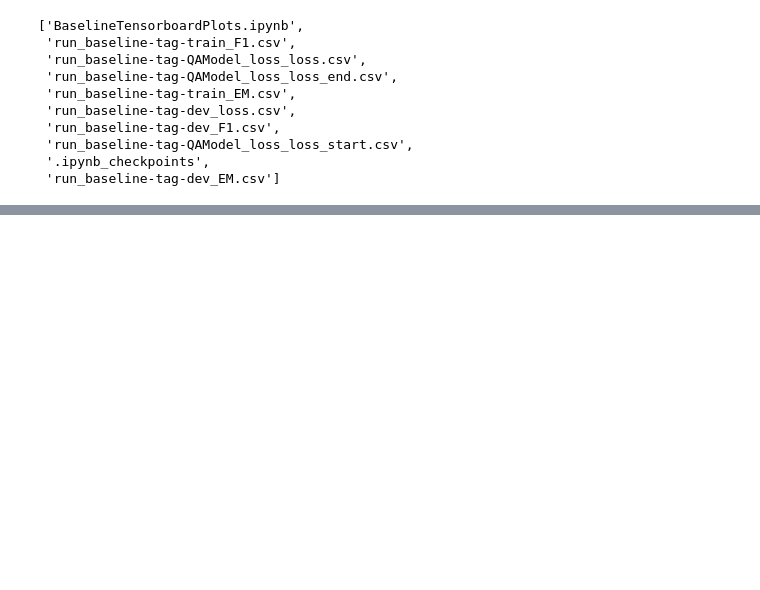
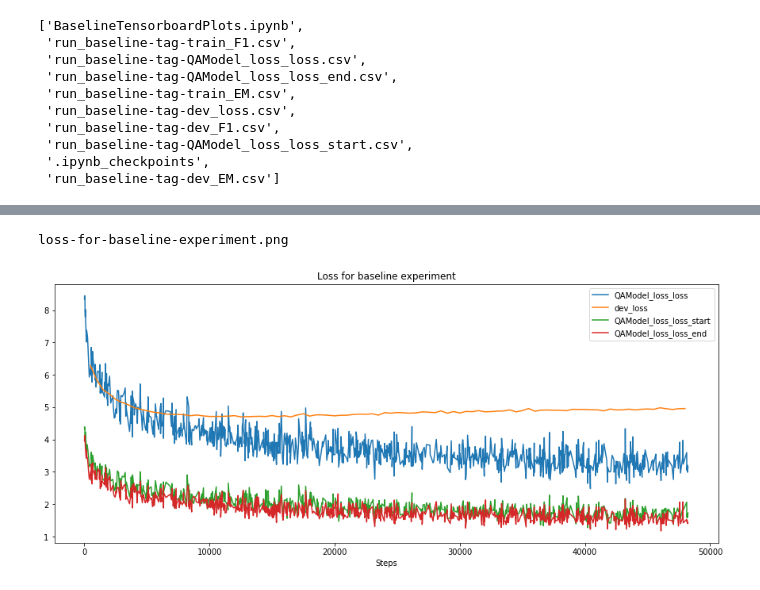
Before and after one commit to MatejKosec/cs224n_NLP_2018, a Jupyter notebook: postprocessing/Baseline/BaselineTensorboardPlots.ipynb, the cells around one changed output, grey strips where cells are left out. Cells and saved outputs as stored; diff of their text form; code cells hidden in the pictures; blank space fills up the shorter version.

```diff
--- a/postprocessing/Baseline/BaselineTensorboardPlots.ipynb
+++ b/postprocessing/Baseline/BaselineTensorboardPlots.ipynb
@@ -77,0 +67,25 @@ plt.imshow(plt.imread(figurename))
+# %%
+titles = ['loss']
+plt.figure(figsize=(15,6))
+i = 1
+for t in titles:
+    titlestring = None
+    plt.subplot(100+len(titles)*10+i)
+
+    for r in runs.keys():
+        if r.find(t) != -1:
+            if titlestring == None:
+                titlestring = ' for ' + runs[r]['title'] + ' experiment'
+                plt.title(str.capitalize(t +titlestring))
+            plt.plot(runs[r]['data'][:,1],runs[r]['data'][:,2],label=runs[r]['y_label'])
+            plt.xlabel('Steps')
+            plt.legend()
+    i+=1
+
+#Save the figure
+figurename =''.join(titles) + titlestring.lower().replace(' ','-') + '.png'
+print(figurename)
+plt.savefig(figurename, dpi =200, bbox_inches='tight')
+# %% [output]
+loss-for-baseline-experiment.png
+[figure, added]
```
Also changed, not shown: parts of 4 cells of this notebook.
